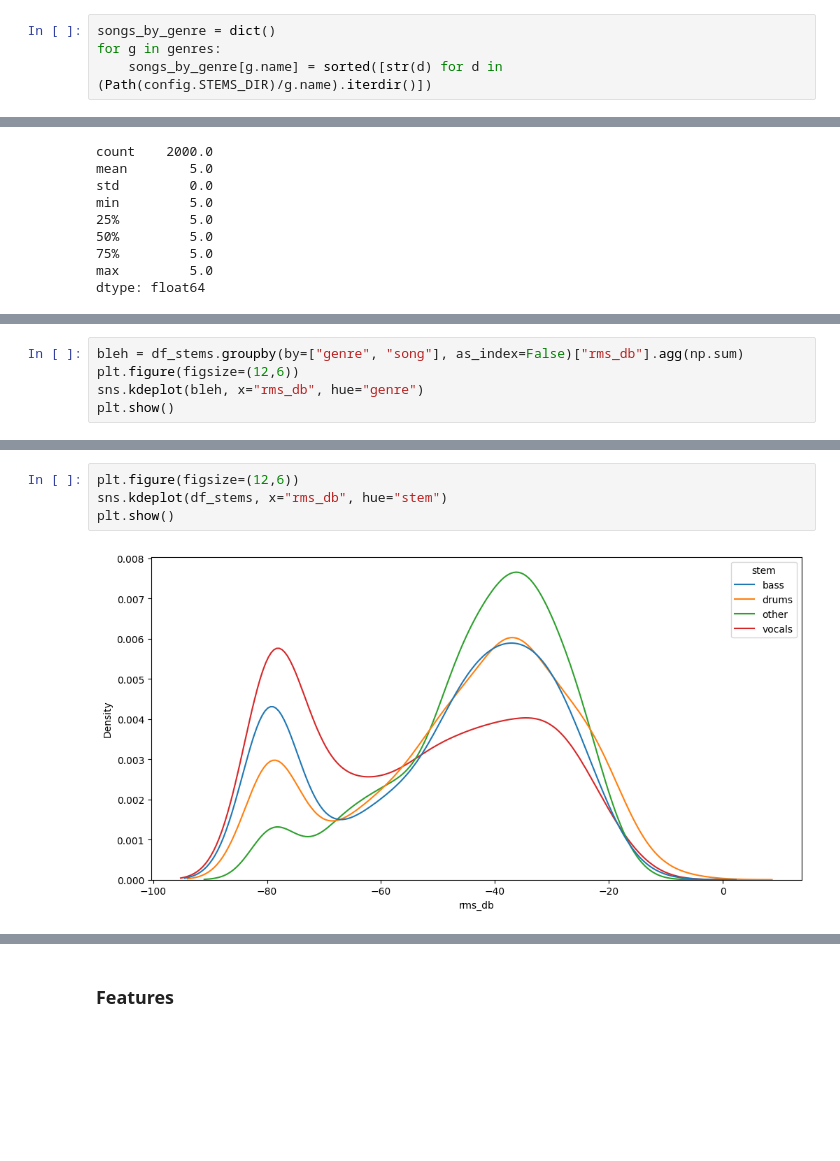
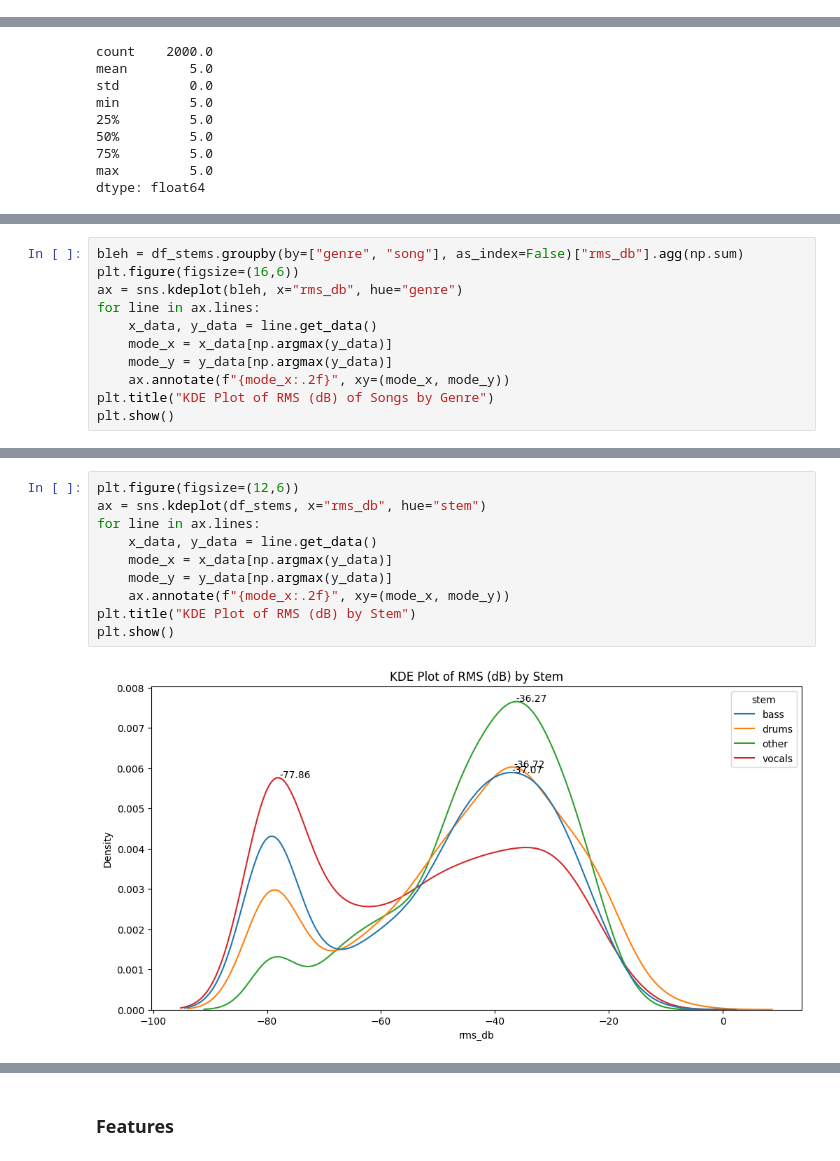
Before and after one commit to 24f2008014/dl-genai-project-26-t1, a Jupyter notebook: notebooks/eda.ipynb, the cells around one changed output, grey strips where cells are left out. Cells and saved outputs as stored; diff of their text form; blank space fills up the shorter version.

```diff
--- a/notebooks/eda.ipynb
+++ b/notebooks/eda.ipynb
@@ -62,7 +65,3 @@ Breaking down genres further:
-# %%
-songs_by_genre = dict()
-for g in genres:
-    songs_by_genre[g.name] = sorted([str(d) for d in (Path(config.STEMS_DIR)/g.name).iterdir()])
 # %%
 for g in genres:
     dirs = sorted([p for p in g.iterdir() if p.is_dir()])
@@ -242,6 +270,12 @@ df_songs
 # %%
 bleh = df_stems.groupby(by=["genre", "song"], as_index=False)["rms_db"].agg(np.sum)
-plt.figure(figsize=(12,6))
-sns.kdeplot(bleh, x="rms_db", hue="genre")
+plt.figure(figsize=(16,6))
+ax = sns.kdeplot(bleh, x="rms_db", hue="genre")
+for line in ax.lines:
+    x_data, y_data = line.get_data()
+    mode_x = x_data[np.argmax(y_data)]
+    mode_y = y_data[np.argmax(y_data)]
+    ax.annotate(f"{mode_x:.2f}", xy=(mode_x, mode_y))
+plt.title("KDE Plot of RMS (dB) of Songs by Genre")
 plt.show()
 # %% [output]
@@ -249,6 +291,12 @@ plt.show()
 # %%
 plt.figure(figsize=(12,6))
-sns.kdeplot(df_stems, x="rms_db", hue="stem")
+ax = sns.kdeplot(df_stems, x="rms_db", hue="stem")
+for line in ax.lines:
+    x_data, y_data = line.get_data()
+    mode_x = x_data[np.argmax(y_data)]
+    mode_y = y_data[np.argmax(y_data)]
+    ax.annotate(f"{mode_x:.2f}", xy=(mode_x, mode_y))
+plt.title("KDE Plot of RMS (dB) by Stem")
 plt.show()
 # %% [output]
-[figure, old version]
+[figure, new version]
```
Also changed, not shown: parts of 39 cells of this notebook.
